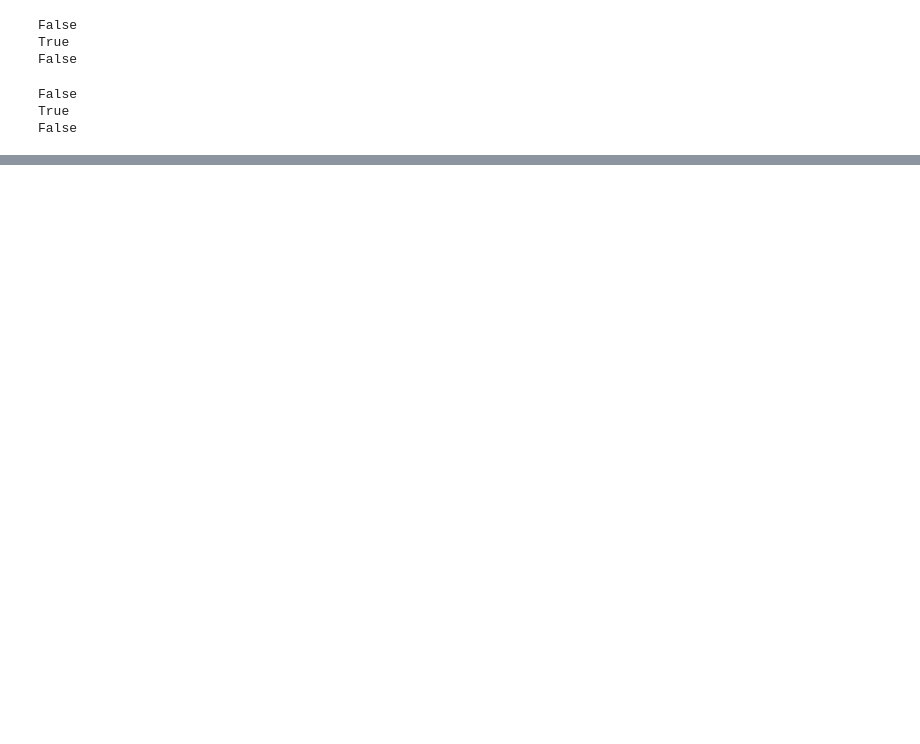
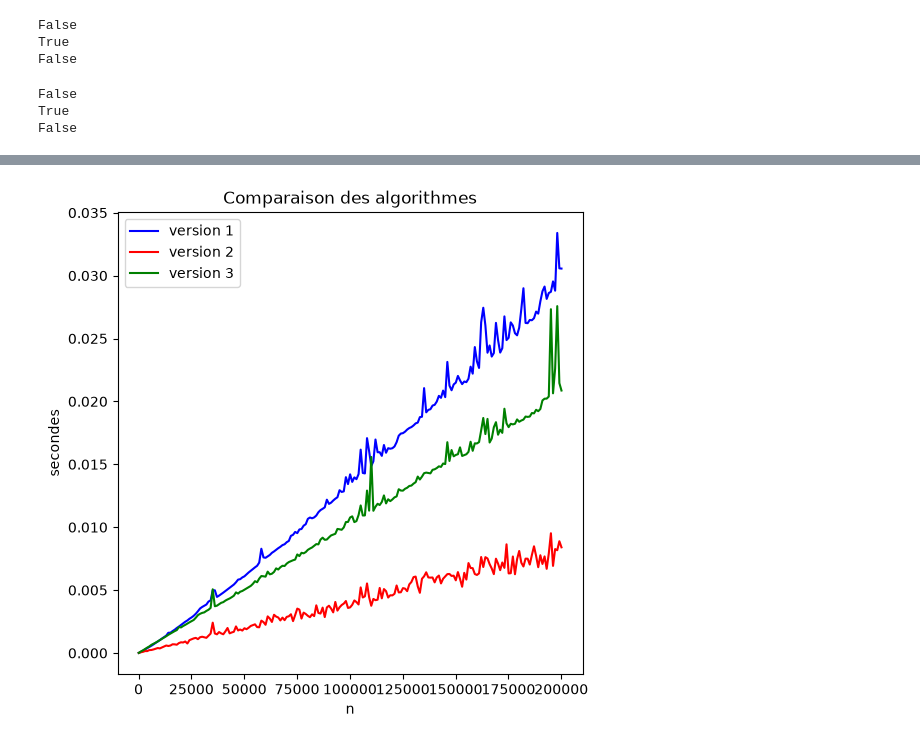
Before and after one commit to 420-CF2-BB/420-CF2-BB-Solutions, a Jupyter notebook: Module_2--La_complexite_des_algorithmes/exercices_2.ipynb, the cells around one changed output, grey strips where cells are left out. Saved outputs shown, nothing was run; the diff lists cells and outputs as text; code cells hidden in the pictures; blank space fills up the shorter version.

```diff
--- a/Module_2--La_complexite_des_algorithmes/exercices_2.ipynb
+++ b/Module_2--La_complexite_des_algorithmes/exercices_2.ipynb
@@ -258 +232,55 @@ plt.show()
+# %%
+#@title Exercice 2.7
+
+def generer_valeur_aleatoire(nombre_valeurs):
+    valeurs = []
+    for i in range(nombre_valeurs):
+        valeur = random.randint(1, 1000000)
+        valeurs.append(valeur)
+    return valeurs
+
+# Commencement des tests
+
+y_v1 = []
+y_v2 = []
+y_v3 = []
+quantite_donnees = [100]
+
+for i in range(300):
+    quantite_donnees.append(quantite_donnees[-1] + 1000)
+
+for n in quantite_donnees:
+    valeurs = generer_valeur_aleatoire(n)
+
+    liste_temps_v1 = timeit.repeat(lambda: additionner_plus_grands_v1(valeurs), number=1, repeat=5)
+    y_v1.append(sum(liste_temps_v1) / len(liste_temps_v1))
+
+    liste_temps_v2 = timeit.repeat(lambda: additionner_plus_grands_v2(valeurs), number=1, repeat=5)
+    y_v2.append(sum(liste_temps_v2) / len(liste_temps_v2))
+
+    liste_temps_v3 = timeit.repeat(lambda: additionner_plus_grands_v3(valeurs), number=1, repeat=5)
+    y_v3.append(sum(liste_temps_v3) / len(liste_temps_v3))
+
+# On fait les graphiques
+plt.figure(figsize=(6,6))
+plt.title("Comparaison des algorithmes")
+plt.xlabel("n")
+plt.xticks(rotation=90)
+plt.ylabel("secondes", rotation=90)
+plt.plot(quantite_donnees, y_v1, "-b", label="version 1")
+plt.plot(quantite_donnees, y_v2, "-r", label="version 2")
+plt.plot(quantite_donnees, y_v3, "-g", label="version 3")
+plt.legend()
+plt.show()
+
+
+# La version 2 est plus efficace que la version 3, car elle utilise des fonctions intégrées optimisées réalisée en C pour trouver
+# le maximum et l'indice, tandis que la version 3 utilise une boucle imbriquée pour trouver le maximum, ce qui peut être moins
+# efficace en pratique avec Python.
+
+# La version 1 est la moins efficace, car elle trie la liste entière, ce qui est plus coûteux en termes de temps que
+# de simplement trouver les trois plus grands éléments. Le tri a une complexité temporelle de O(n log n), tandis que les versions
+# 2 et 3 ont une complexité temporelle de O(n).
+# %% [output]
+[figure, added]
 # %%
```
Also changed, not shown: parts of 5 cells of this notebook.
